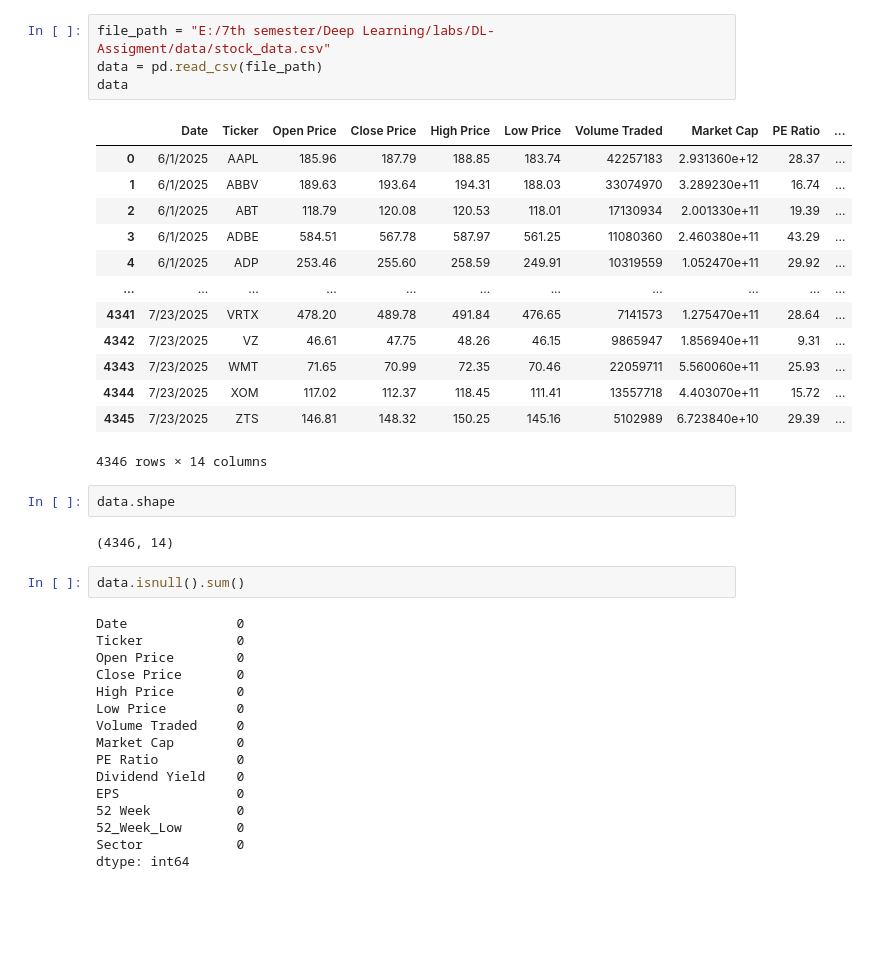
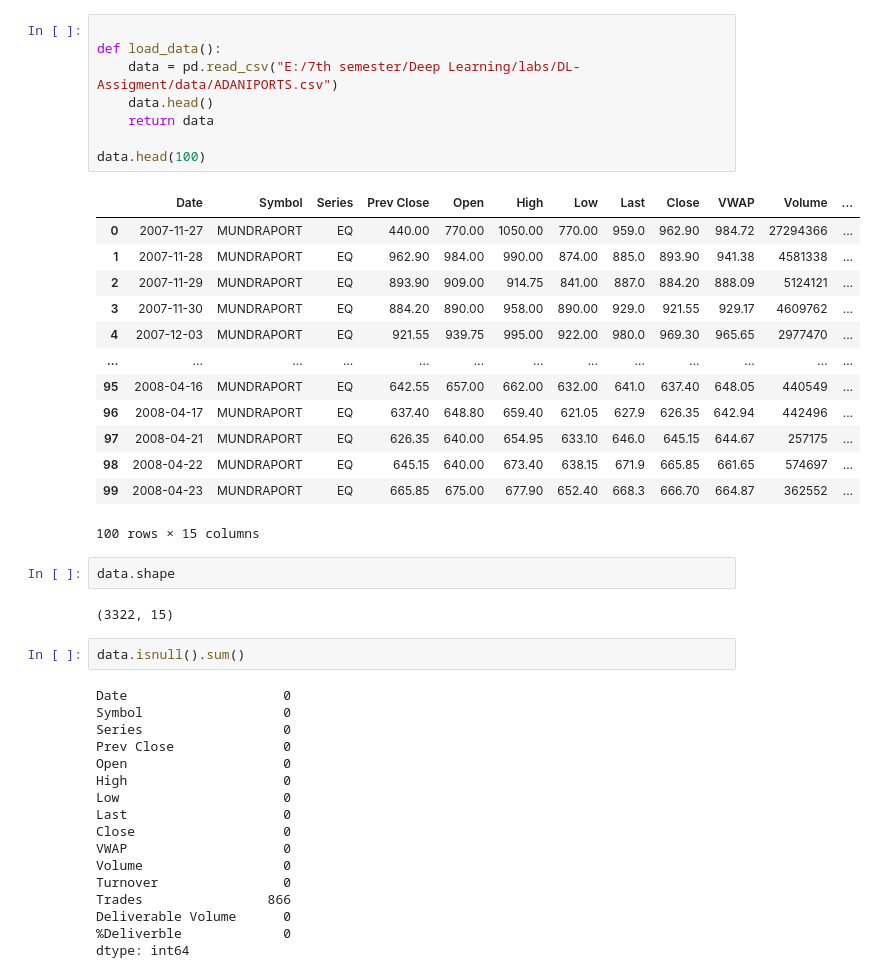
Before and after one commit to EshanUGR/DL-Assigment, a Jupyter notebook: notebooks/data_exploration.ipynb, the cells around one changed output. Cells and saved outputs as stored; diff of their text form; blank space fills up the shorter version.

```diff
--- a/notebooks/data_exploration.ipynb
+++ b/notebooks/data_exploration.ipynb
@@ -5,40 +9,45 @@ import matplotlib.pyplot as plt
 # %%
-file_path = "E:/7th semester/Deep Learning/labs/DL-Assigment/data/stock_data.csv"
-data = pd.read_csv(file_path)
-data
+
+def load_data():
+    data = pd.read_csv("E:/7th semester/Deep Learning/labs/DL-Assigment/data/ADANIPORTS.csv")
+    data.head()
+    return data
+
+data.head(100)
 # %% [output]
-|  | Date | Ticker | Open Price | Close Price | High Price | Low Price | Volume Traded | Market Cap | PE Ratio | ... |
-| 0 | 6/1/2025 | AAPL | 185.96 | 187.79 | 188.85 | 183.74 | 42257183 | 2.931360e+12 | 28.37 | ... |
-| 1 | 6/1/2025 | ABBV | 189.63 | 193.64 | 194.31 | 188.03 | 33074970 | 3.289230e+11 | 16.74 | ... |
-| 2 | 6/1/2025 | ABT | 118.79 | 120.08 | 120.53 | 118.01 | 17130934 | 2.001330e+11 | 19.39 | ... |
-| 3 | 6/1/2025 | ADBE | 584.51 | 567.78 | 587.97 | 561.25 | 11080360 | 2.460380e+11 | 43.29 | ... |
-| 4 | 6/1/2025 | ADP | 253.46 | 255.60 | 258.59 | 249.91 | 10319559 | 1.052470e+11 | 29.92 | ... |
-| ... | ... | ... | ... | ... | ... | ... | ... | ... | ... | ... |
-| 4341 | 7/23/2025 | VRTX | 478.20 | 489.78 | 491.84 | 476.65 | 7141573 | 1.275470e+11 | 28.64 | ... |
-| 4342 | 7/23/2025 | VZ | 46.61 | 47.75 | 48.26 | 46.15 | 9865947 | 1.856940e+11 | 9.31 | ... |
-| 4343 | 7/23/2025 | WMT | 71.65 | 70.99 | 72.35 | 70.46 | 22059711 | 5.560060e+11 | 25.93 | ... |
-| 4344 | 7/23/2025 | XOM | 117.02 | 112.37 | 118.45 | 111.41 | 13557718 | 4.403070e+11 | 15.72 | ... |
-| 4345 | 7/23/2025 | ZTS | 146.81 | 148.32 | 150.25 | 145.16 | 5102989 | 6.723840e+10 | 29.39 | ... |
+|  | Date | Symbol | Series | Prev Close | Open | High | Low | Last | Close | VWAP | Volume | ... |
+| 0 | 2007-11-27 | MUNDRAPORT | EQ | 440.00 | 770.00 | 1050.00 | 770.00 | 959.0 | 962.90 | 984.72 | 27294366 | ... |
+| 1 | 2007-11-28 | MUNDRAPORT | EQ | 962.90 | 984.00 | 990.00 | 874.00 | 885.0 | 893.90 | 941.38 | 4581338 | ... |
+| 2 | 2007-11-29 | MUNDRAPORT | EQ | 893.90 | 909.00 | 914.75 | 841.00 | 887.0 | 884.20 | 888.09 | 5124121 | ... |
+| 3 | 2007-11-30 | MUNDRAPORT | EQ | 884.20 | 890.00 | 958.00 | 890.00 | 929.0 | 921.55 | 929.17 | 4609762 | ... |
+| 4 | 2007-12-03 | MUNDRAPORT | EQ | 921.55 | 939.75 | 995.00 | 922.00 | 980.0 | 969.30 | 965.65 | 2977470 | ... |
+| ... | ... | ... | ... | ... | ... | ... | ... | ... | ... | ... | ... | ... |
+| 95 | 2008-04-16 | MUNDRAPORT | EQ | 642.55 | 657.00 | 662.00 | 632.00 | 641.0 | 637.40 | 648.05 | 440549 | ... |
+| 96 | 2008-04-17 | MUNDRAPORT | EQ | 637.40 | 648.80 | 659.40 | 621.05 | 627.9 | 626.35 | 642.94 | 442496 | ... |
+| 97 | 2008-04-21 | MUNDRAPORT | EQ | 626.35 | 640.00 | 654.95 | 633.10 | 646.0 | 645.15 | 644.67 | 257175 | ... |
+| 98 | 2008-04-22 | MUNDRAPORT | EQ | 645.15 | 640.00 | 673.40 | 638.15 | 671.9 | 665.85 | 661.65 | 574697 | ... |
+| 99 | 2008-04-23 | MUNDRAPORT | EQ | 665.85 | 675.00 | 677.90 | 652.40 | 668.3 | 666.70 | 664.87 | 362552 | ... |
-4346 rows × 14 columns
+100 rows × 15 columns
 # %%
 data.shape
 # %% [output]
-(4346, 14)
+(3322, 15)
 # %%
 data.isnull().sum()
 # %% [output]
-Date              0
-Ticker            0
-Open Price        0
-Close Price       0
-High Price        0
-Low Price         0
-Volume Traded     0
-Market Cap        0
-PE Ratio          0
-Dividend Yield    0
-EPS               0
-52 Week           0
-52_Week_Low       0
-Sector            0
+Date                    0
+Symbol                  0
+Series                  0
+Prev Close              0
+Open                    0
+High                    0
+Low                     0
+Last                    0
+Close                   0
+VWAP                    0
+Volume                  0
+Turnover                0
+Trades                866
+Deliverable Volume      0
+%Deliverble             0
 dtype: int64
```
Also changed, not shown: parts of 18 cells of this notebook.
